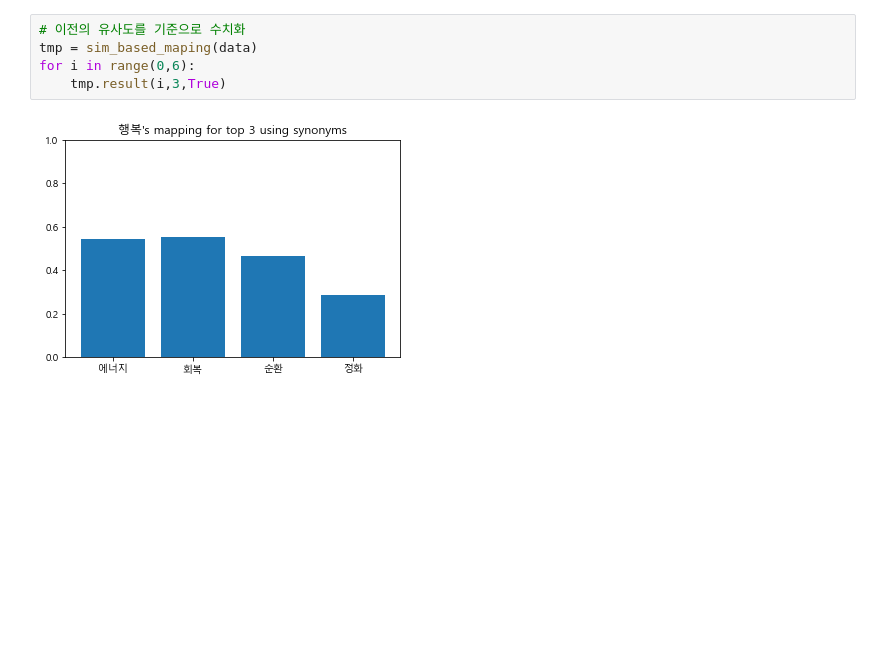
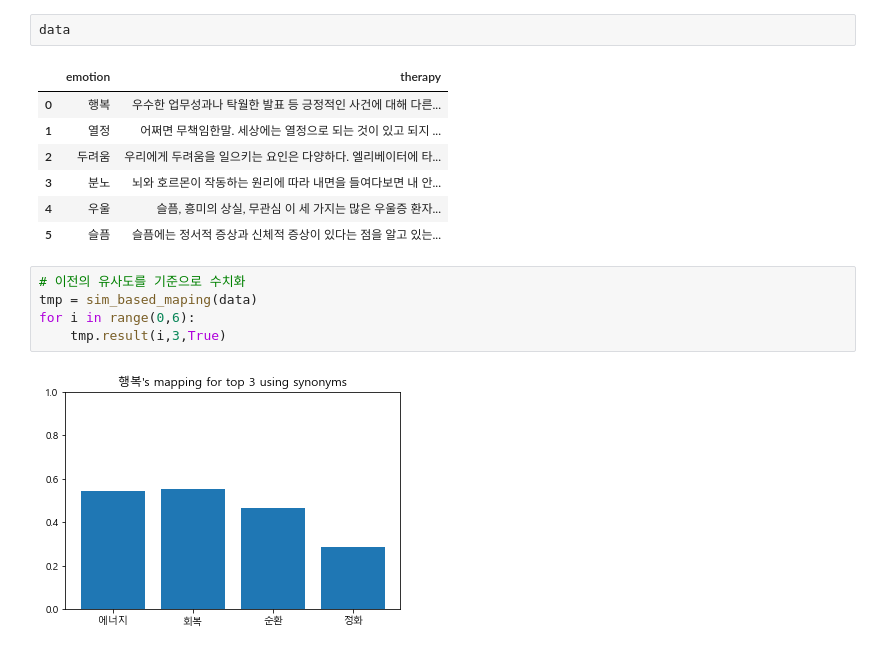
Before and after one commit to sigongjoa/emotion_thearpy, a Jupyter notebook: notebooks/sim_based_mapping_wiki.ipynb, the cells around one changed output. Saved outputs shown, nothing was run; the diff lists cells and outputs as text; blank space fills up the shorter version.

```diff
--- a/notebooks/sim_based_mapping_wiki.ipynb
+++ b/notebooks/sim_based_mapping_wiki.ipynb
@@ -181,3 +210,13 @@ KeyError: "None of [Index(['emotion', 'therapy'], dtype='object')] are in the [c
+# %%
+data
+# %% [output]
+|  | emotion | therapy |
+| 0 | 행복 | 우수한 업무성과나 탁월한 발표 등 긍정적인 사건에 대해 다른... |
+| 1 | 열정 | 어쩌면 무책임한말. 세상에는 열정으로 되는 것이 있고 되지 ... |
+| 2 | 두려움 | 우리에게 두려움을 일으키는 요인은 다양하다. 엘리베이터에 타... |
+| 3 | 분노 | 뇌와 호르몬이 작동하는 원리에 따라 내면을 들여다보면 내 안... |
+| 4 | 우울 | 슬픔, 흥미의 상실, 무관심 이 세 가지는 많은 우울증 환자... |
+| 5 | 슬픔 | 슬픔에는 정서적 증상과 신체적 증상이 있다는 점을 알고 있는... |
 # %%
 # 이전의 유사도를 기준으로 수치화
 tmp = sim_based_maping(data)
```
Also changed, not shown: parts of 3 cells of this notebook, 5 other files.
